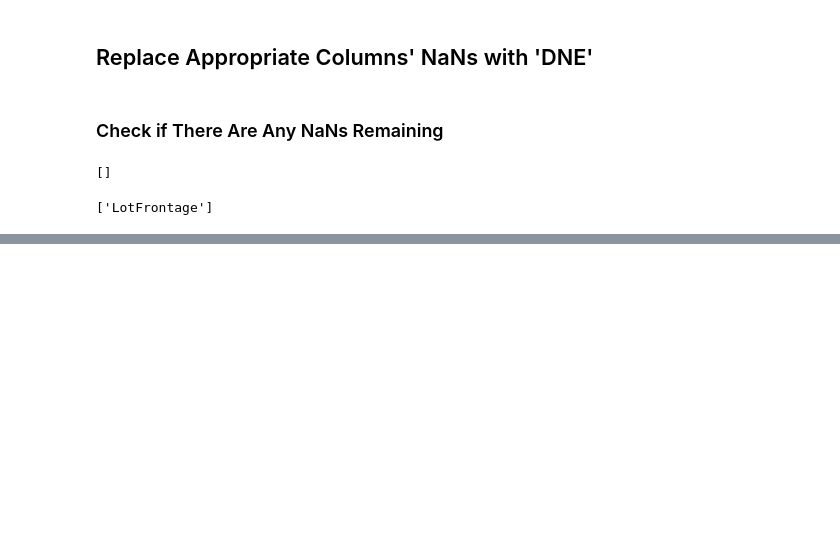
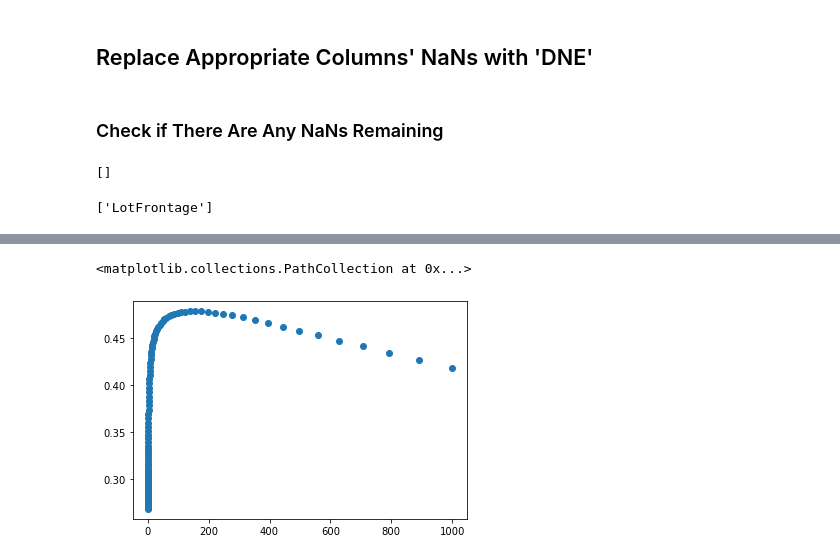
Before and after one commit to tdchoi7/ML_Project_Self, a Jupyter notebook: ML_HousingPrice_EDA_and_Basic_Imputation.ipynb, the cells around one changed output, grey strips where cells are left out. Cells and saved outputs as stored; diff of their text form; code cells hidden in the pictures; blank space fills up the shorter version.

Commit message:
Split EDA and Imputation
Unfinished

```diff
--- a/ML_HousingPrice_EDA.ipynb
+++ b/ML_HousingPrice_EDA_and_Basic_Imputation.ipynb
@@ -1665,0 +866,10 @@ Index(['SalePrice'], dtype='object')
+# %%
+ridge = Ridge(random_state=0, max_iter=100000)
+
+alphas = np.logspace(-2, 3, 100)
+
+gparam_ridge = [{'alpha': alphas}]
+n_folds=ms.StratifiedKFold(n_splits=5, random_state=0, shuffle=True)
+
+gs_ridge = GridSearchCV(ridge, gparam_ridge, cv=n_folds)
+%time gs_ridge.fit(xtrain, ytrain)
@@ -1665,0 +922,5 @@ Index(['SalePrice'], dtype='object')
+# %%
+plt.scatter(gs_ridge.cv_results_['param_alpha'], gs_ridge.cv_results_['mean_test_score'])
+# %% [output]
+<matplotlib.collections.PathCollection at 0x...>
+[figure, added]
```
Also changed, not shown: parts of 116 cells of this notebook, 2 other files.
